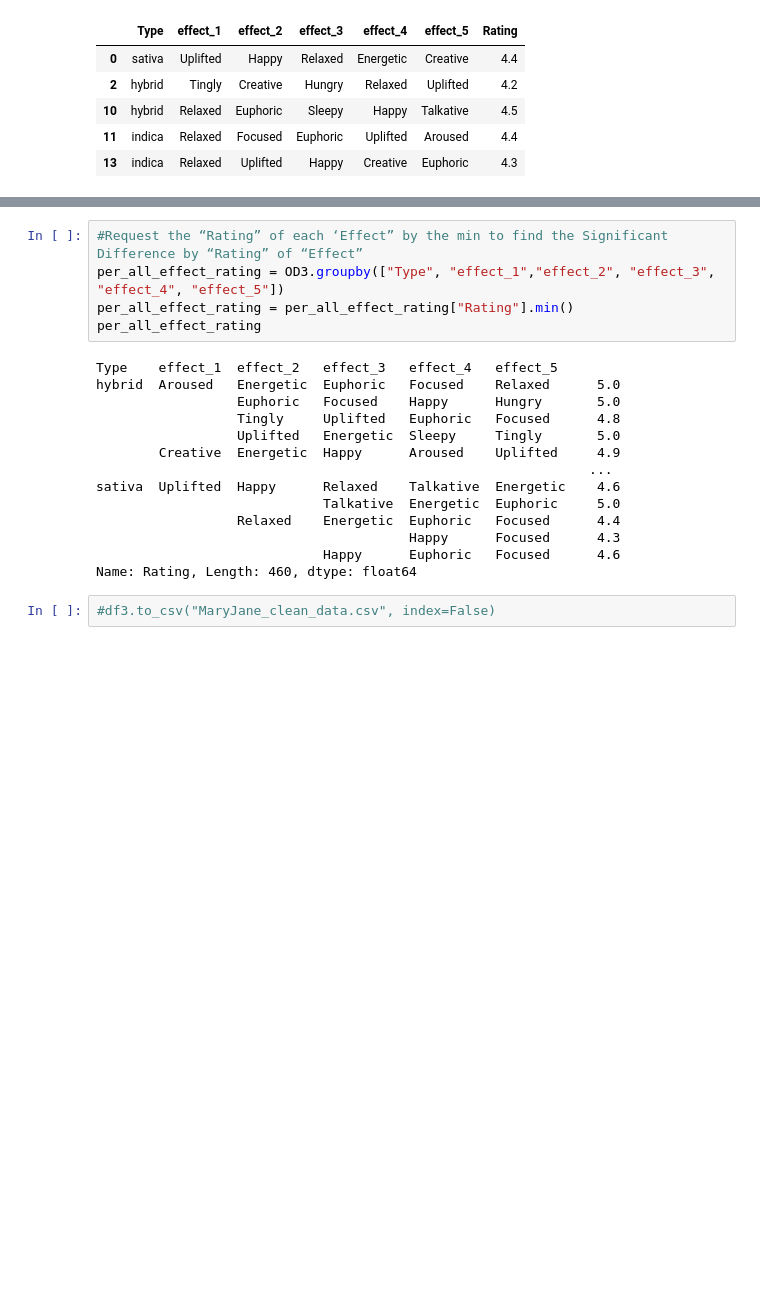
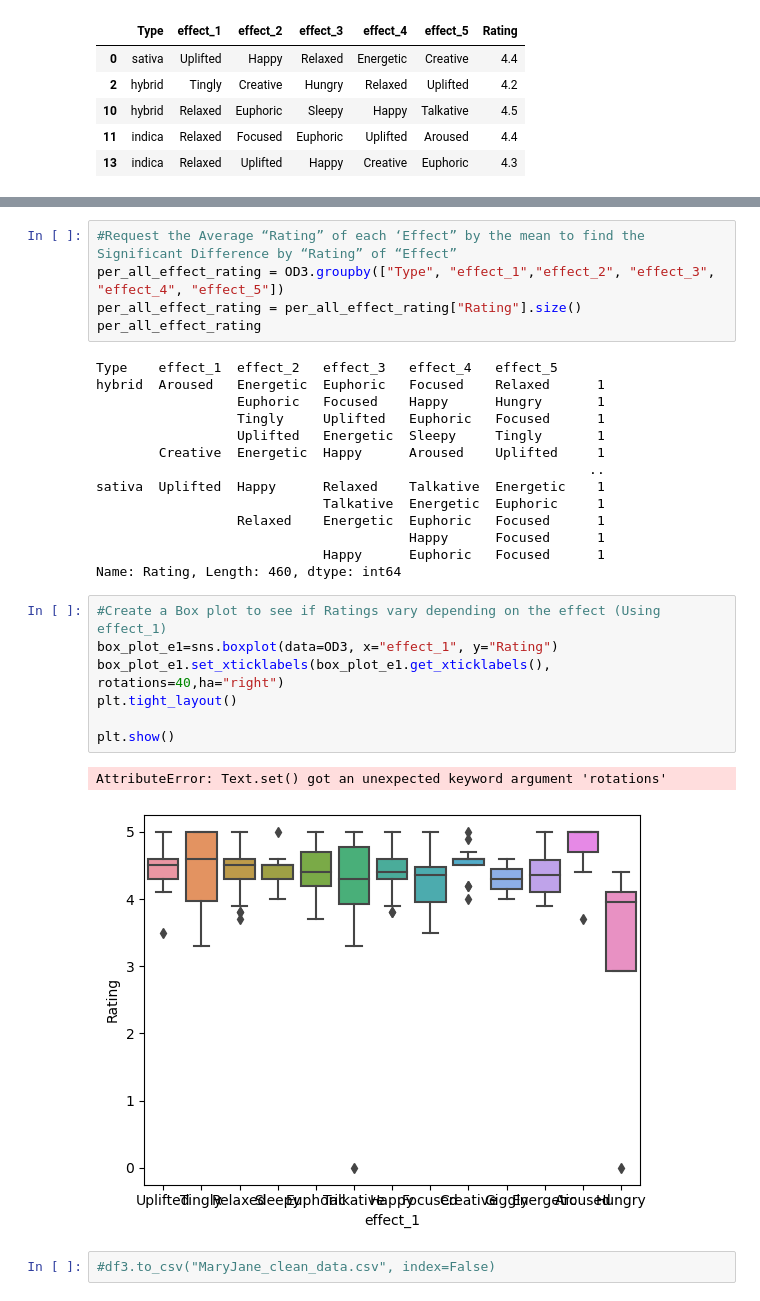
Before and after one commit to Berli85/SMU-Project-1-MaryJane, a Jupyter notebook: Robbins_Work/Project 1 Team 2 data_Robbins.ipynb, the cells around one changed output, grey strips where cells are left out. Drawn from its saved outputs; the diff is of its cells as text; blank space fills up the shorter version.

```diff
--- a/Robbins_Work/Project 1 Team 2 data_Robbins.ipynb
+++ b/Robbins_Work/Project 1 Team 2 data_Robbins.ipynb
@@ -383,23 +384,33 @@ sativa  Uplifted  Happy      Relaxed    Talkative  Energetic    4.6
                              Happy      Euphoric   Focused      4.6
 Name: Rating, Length: 460, dtype: float64
 # %%
-#Request the “Rating” of each ‘Effect” by the min to find the Significant Difference by “Rating” of “Effect”
+#Request the Average “Rating” of each ‘Effect” by the mean to find the Significant Difference by “Rating” of “Effect”
 per_all_effect_rating = OD3.groupby(["Type", "effect_1","effect_2", "effect_3", "effect_4", "effect_5"])
-per_all_effect_rating = per_all_effect_rating["Rating"].min()
+per_all_effect_rating = per_all_effect_rating["Rating"].size()
 per_all_effect_rating
 # %% [output]
 Type    effect_1  effect_2   effect_3   effect_4   effect_5
-hybrid  Aroused   Energetic  Euphoric   Focused    Relaxed      5.0
-                  Euphoric   Focused    Happy      Hungry       5.0
-                  Tingly     Uplifted   Euphoric   Focused      4.8
-                  Uplifted   Energetic  Sleepy     Tingly       5.0
-        Creative  Energetic  Happy      Aroused    Uplifted     4.9
-                                                               ...
-sativa  Uplifted  Happy      Relaxed    Talkative  Energetic    4.6
-                             Talkative  Energetic  Euphoric     5.0
-                  Relaxed    Energetic  Euphoric   Focused      4.4
-                                        Happy      Focused      4.3
-                             Happy      Euphoric   Focused      4.6
-Name: Rating, Length: 460, dtype: float64
+hybrid  Aroused   Energetic  Euphoric   Focused    Relaxed      1
+                  Euphoric   Focused    Happy      Hungry       1
+                  Tingly     Uplifted   Euphoric   Focused      1
+                  Uplifted   Energetic  Sleepy     Tingly       1
+        Creative  Energetic  Happy      Aroused    Uplifted     1
+                                                               ..
+sativa  Uplifted  Happy      Relaxed    Talkative  Energetic    1
+                             Talkative  Energetic  Euphoric     1
+                  Relaxed    Energetic  Euphoric   Focused      1
+                                        Happy      Focused      1
+                             Happy      Euphoric   Focused      1
+Name: Rating, Length: 460, dtype: int64
+# %%
+#Create a Box plot to see if Ratings vary depending on the effect (Using effect_1)
+box_plot_e1=sns.boxplot(data=OD3, x="effect_1", y="Rating")
+box_plot_e1.set_xticklabels(box_plot_e1.get_xticklabels(), rotations=40,ha="right")
+plt.tight_layout()
+
+plt.show()
+# %% [output]
+AttributeError: Text.set() got an unexpected keyword argument 'rotations'
+[figure, added]
 # %%
 #df3.to_csv("MaryJane_clean_data.csv", index=False)
```
Also changed, not shown: parts of 4 cells of this notebook.
